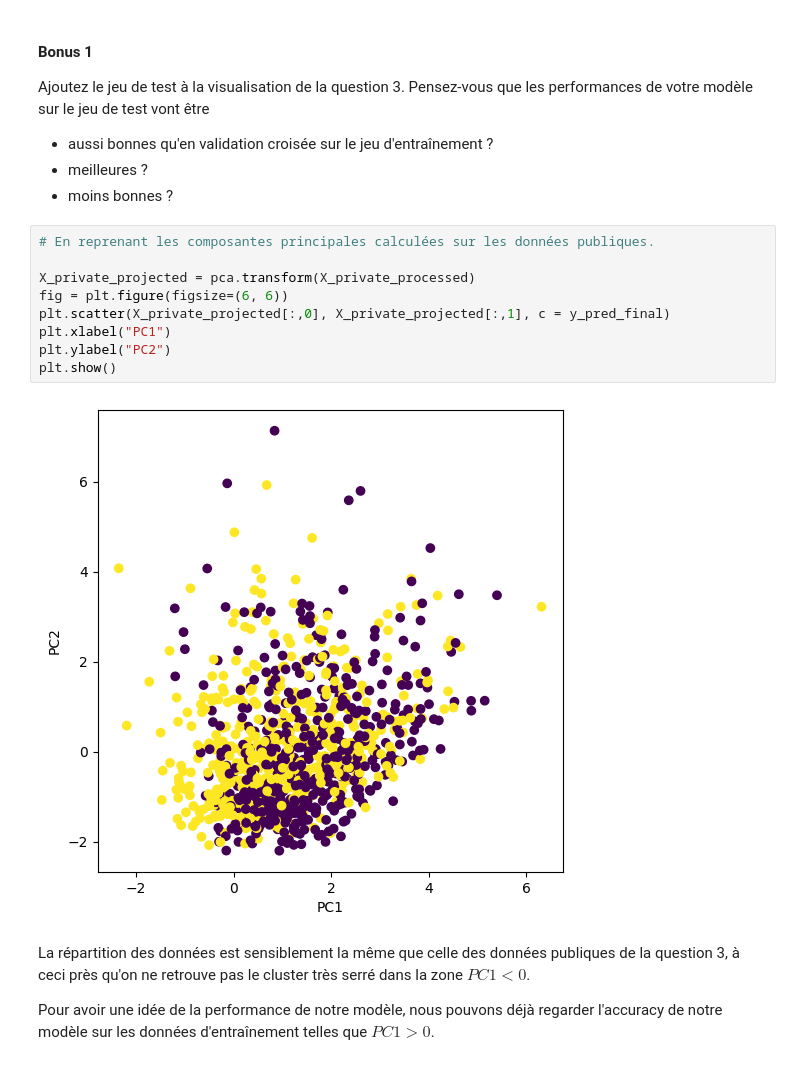
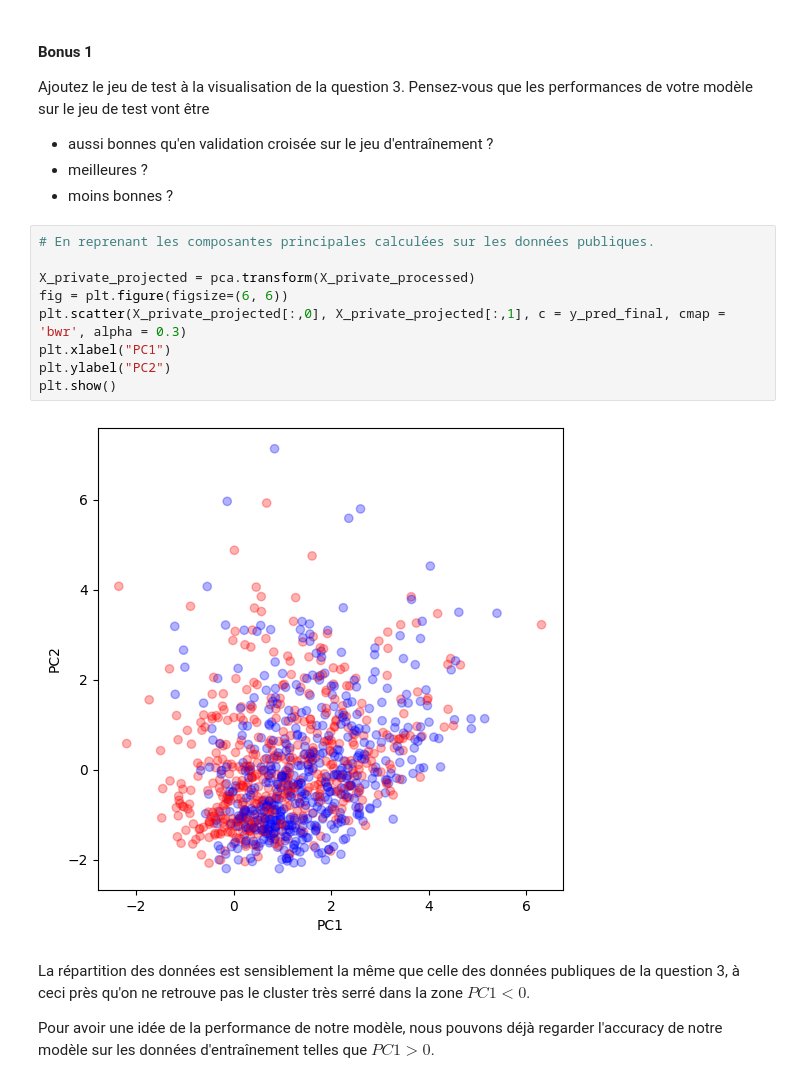
Before and after one commit to VDeumier/Projet_SDD, a Jupyter notebook: Projet_SDD_2024.ipynb, the cells around one changed output. Saved outputs shown, nothing was run; the diff lists cells and outputs as text.

```diff
--- a/Projet_SDD_2024.ipynb
+++ b/Projet_SDD_2024.ipynb
@@ -454,14 +455,14 @@ Ajoutez le jeu de test à la visualisation de la question 3. Pensez-vous que les
 # %%
 # En reprenant les composantes principales calculées sur les données publiques.
 
 X_private_projected = pca.transform(X_private_processed)
 fig = plt.figure(figsize=(6, 6))
-plt.scatter(X_private_projected[:,0], X_private_projected[:,1], c = y_pred_final)
+plt.scatter(X_private_projected[:,0], X_private_projected[:,1], c = y_pred_final, cmap = 'bwr', alpha = 0.3)
 plt.xlabel("PC1")
 plt.ylabel("PC2")
 plt.show()
 # %% [output]
-[figure, old version]
+[figure, new version]
 # %% [markdown]
 La répartition des données est sensiblement la même que celle des données publiques de la question 3, à ceci près qu'on ne retrouve pas le cluster très serré dans la zone $PC1 < 0$.
 
```
Also changed, not shown: parts of 5 cells of this notebook.
